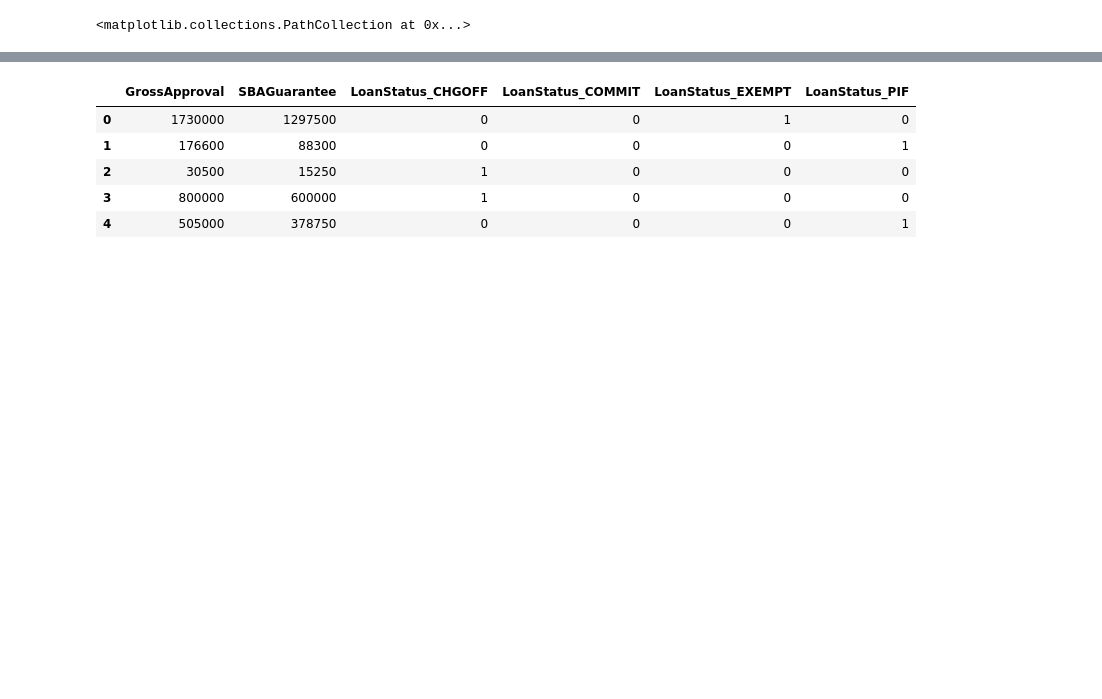
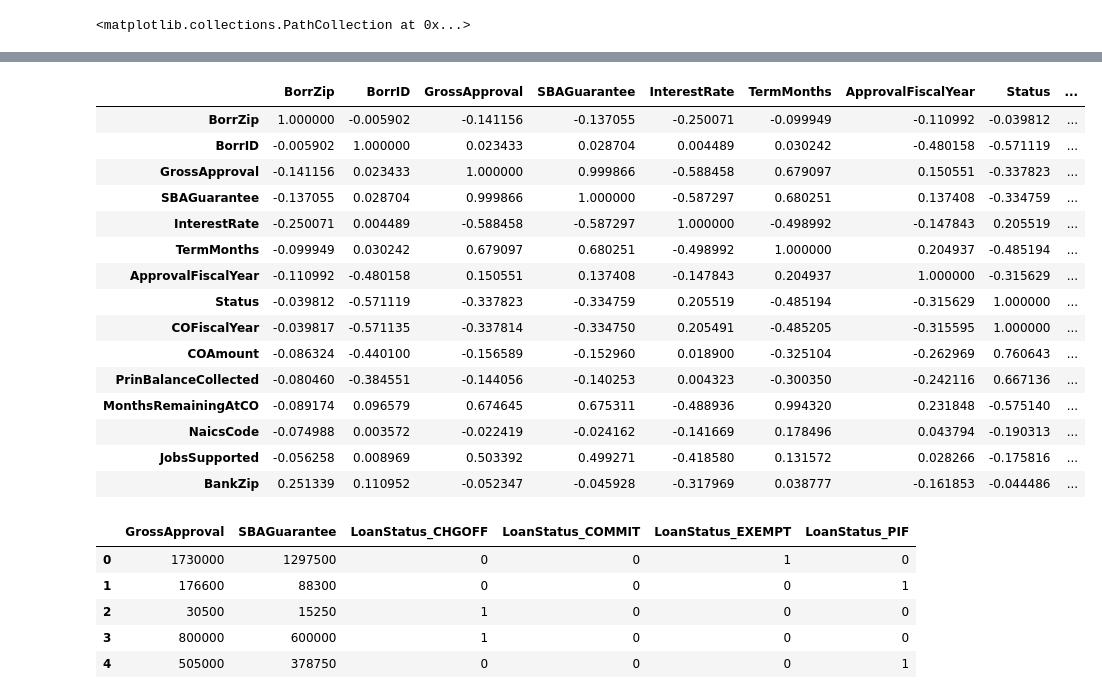
Before and after one commit to FJGalliano/MachineLearning_SBA, a Jupyter notebook: ILL_Pandas_Dummies_3.ipynb, the cells around one changed output, grey strips where cells are left out. Drawn from its saved outputs; the diff is of its cells as text; code cells hidden in the pictures; blank space fills up the shorter version.

```diff
--- a/ILL_Pandas_Dummies_3.ipynb
+++ b/ILL_Pandas_Dummies_3.ipynb
@@ -101,3 +102,22 @@ plt.show()
+# %%
+ill.corr()
+# %% [output]
+|  | BorrZip | BorrID | GrossApproval | SBAGuarantee | InterestRate | TermMonths | ApprovalFiscalYear | Status | ... |
+| BorrZip | 1.000000 | -0.005902 | -0.141156 | -0.137055 | -0.250071 | -0.099949 | -0.110992 | -0.039812 | ... |
+| BorrID | -0.005902 | 1.000000 | 0.023433 | 0.028704 | 0.004489 | 0.030242 | -0.480158 | -0.571119 | ... |
+| GrossApproval | -0.141156 | 0.023433 | 1.000000 | 0.999866 | -0.588458 | 0.679097 | 0.150551 | -0.337823 | ... |
+| SBAGuarantee | -0.137055 | 0.028704 | 0.999866 | 1.000000 | -0.587297 | 0.680251 | 0.137408 | -0.334759 | ... |
+| InterestRate | -0.250071 | 0.004489 | -0.588458 | -0.587297 | 1.000000 | -0.498992 | -0.147843 | 0.205519 | ... |
+| TermMonths | -0.099949 | 0.030242 | 0.679097 | 0.680251 | -0.498992 | 1.000000 | 0.204937 | -0.485194 | ... |
+| ApprovalFiscalYear | -0.110992 | -0.480158 | 0.150551 | 0.137408 | -0.147843 | 0.204937 | 1.000000 | -0.315629 | ... |
+| Status | -0.039812 | -0.571119 | -0.337823 | -0.334759 | 0.205519 | -0.485194 | -0.315629 | 1.000000 | ... |
+| COFiscalYear | -0.039817 | -0.571135 | -0.337814 | -0.334750 | 0.205491 | -0.485205 | -0.315595 | 1.000000 | ... |
+| COAmount | -0.086324 | -0.440100 | -0.156589 | -0.152960 | 0.018900 | -0.325104 | -0.262969 | 0.760643 | ... |
+| PrinBalanceCollected | -0.080460 | -0.384551 | -0.144056 | -0.140253 | 0.004323 | -0.300350 | -0.242116 | 0.667136 | ... |
+| MonthsRemainingAtCO | -0.089174 | 0.096579 | 0.674645 | 0.675311 | -0.488936 | 0.994320 | 0.231848 | -0.575140 | ... |
+| NaicsCode | -0.074988 | 0.003572 | -0.022419 | -0.024162 | -0.141669 | 0.178496 | 0.043794 | -0.190313 | ... |
+| JobsSupported | -0.056258 | 0.008969 | 0.503392 | 0.499271 | -0.418580 | 0.131572 | 0.028266 | -0.175816 | ... |
+| BankZip | 0.251339 | 0.110952 | -0.052347 | -0.045928 | -0.317969 | 0.038777 | -0.161853 | -0.044486 | ... |
 # %%
 X = pd.get_dummies(ill[["GrossApproval", "SBAGuarantee", "LoanStatus"]])
 y = ill["COAmount"].values.reshape(-1, 1)
```
Also changed, not shown: parts of 3 cells of this notebook, 1 other file.
